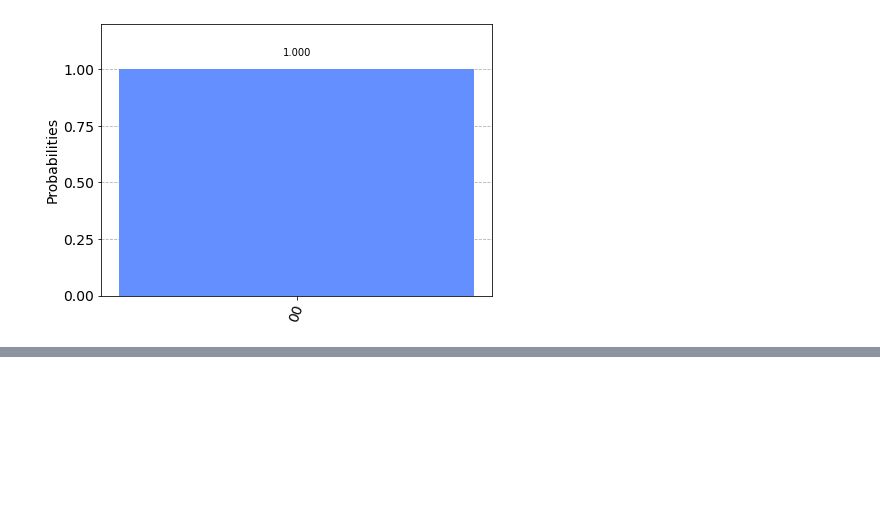
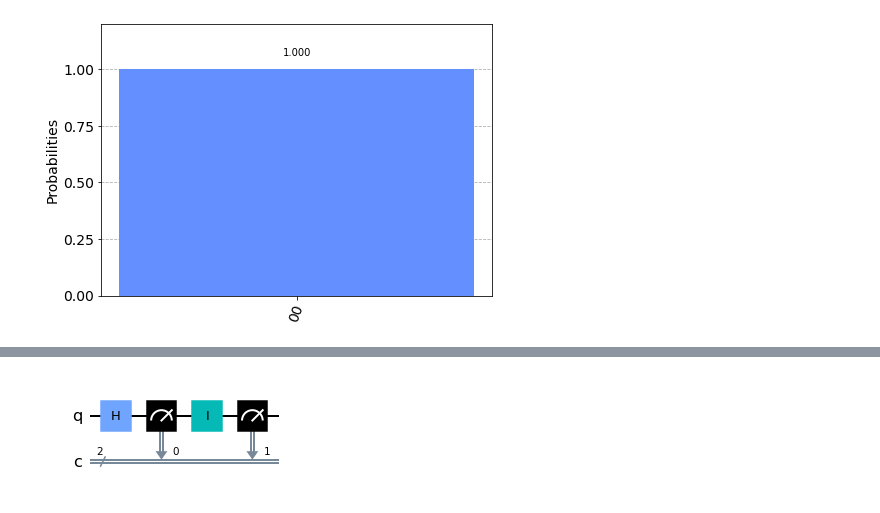
Before and after one commit to Ravie403/qiskit-tutorial, a Jupyter notebook: tutorial2.ipynb, the cells around one changed output, grey strips where cells are left out. Drawn from its saved outputs; the diff is of its cells as text; code cells hidden in the pictures; blank space fills up the shorter version.

```diff
--- a/tutorial2.ipynb
+++ b/tutorial2.ipynb
@@ -66,0 +72,9 @@ plot_histogram(r2.get_counts(c2))
+# %%
+c3 = QuantumCircuit(1, 2)
+c3.h(0)
+c3.measure(0, 0)
+c3.i(0)
+c3.measure(0, 1)
+c3.draw(output='mpl')
+# %% [output]
+[figure, added]
```
Also changed, not shown: parts of 14 cells of this notebook.
